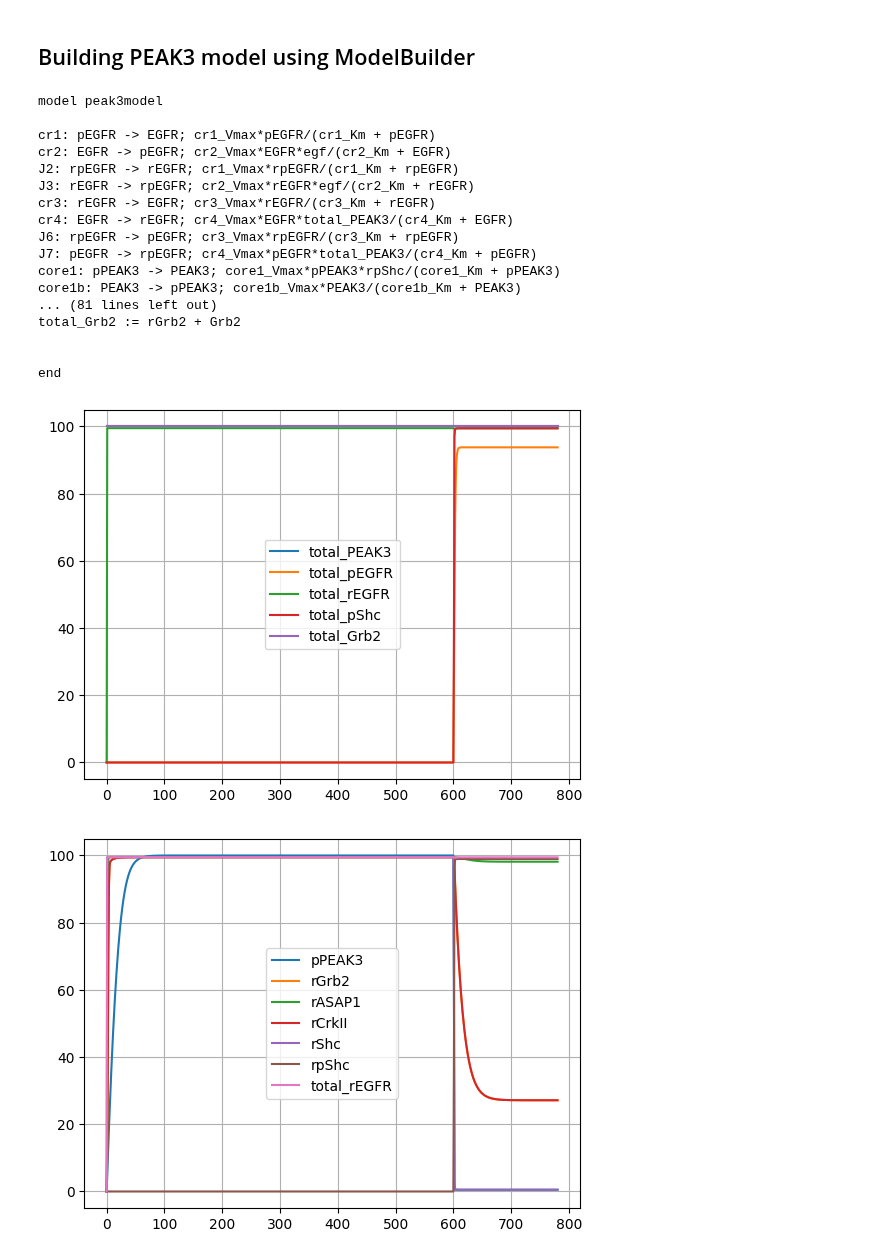
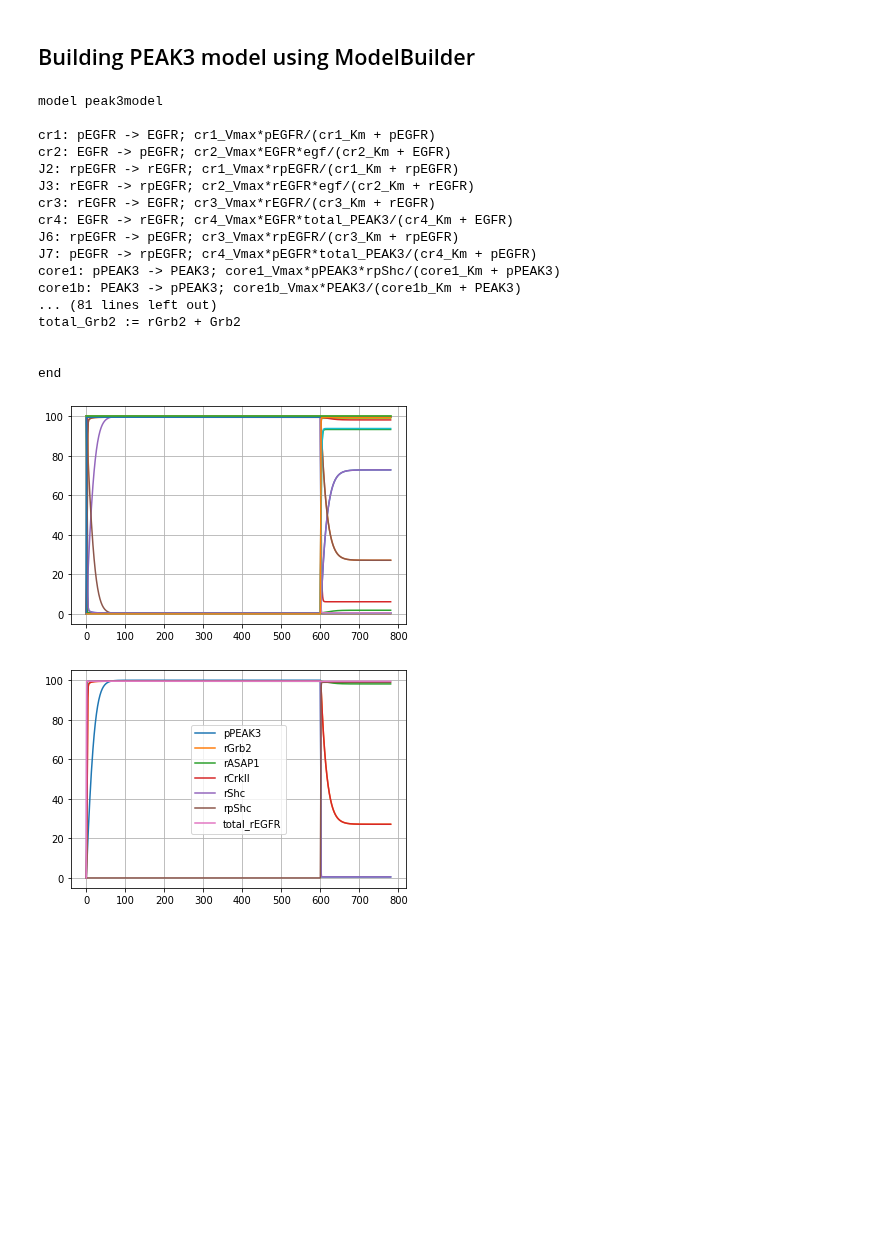
Before and after one commit to AnEvilBurrito/new-peak-project, a Jupyter notebook: src/model_construction.ipynb, the cells around one changed output. Cells and saved outputs as stored; diff of their text form; code cells hidden in the pictures; blank space fills up the shorter version.

Commit message:
successful run peak3 model

```diff
--- a/src/model_construction.ipynb
+++ b/src/model_construction.ipynb
@@ -231,7 +231,7 @@ peak3_model.add_custom_variables('total_pShc', 'total_pShc := rpShc + pShc')
 peak3_model.add_custom_variables('total_Grb2', 'total_Grb2 := rGrb2 + Grb2')
 
 
-init_species = ['EGFR','PEAK3', 'Shc', 'Grb2', 'ASAP1', 'CrkII']
+init_species = ['EGFR','PEAK3', 'Shc', 'Grb2', 'ASAP1', 'CrkII', 'SFK']
 
 for s in init_species:
     peak3_model.add_enforce_state_value(s, 100)
@@ -248,7 +248,7 @@ custom_states = peak3_model.get_custom_variable_keys()
 sim_states = ['time'] + states
 res = rr.simulate(0, 780, 780, selections=sim_states)
 
-states_no_egf = [s for s in custom_states if s != 'egf']
+states_no_egf = [s for s in states if s != 'egf']
 observable_states = ['pPEAK3', 'rGrb2', 'rASAP1', 'rCrkII', 'rShc', 'rpShc', 'total_rEGFR']
 
 peak3_model.save_model_as_pickle('models\\peak3\\peak3_model.pkl')
@@ -256,36 +256,36 @@ peak3_model.save_model_as_pickle('models\\peak3\\peak3_model.pkl')
 for state in states_no_egf:
     plt.plot(res['time'], res[f'{state}'], label=state)
 
-plt.legend()
+# plt.legend()
 plt.grid()
 plt.show()
 
 for state in observable_states:
     plt.plot(res['time'], res[f'{state}'], label=state)
 
 plt.legend()
 plt.grid()
 plt.show()
 # %% [output]
 model peak3model
 
 cr1: pEGFR -> EGFR; cr1_Vmax*pEGFR/(cr1_Km + pEGFR)
 cr2: EGFR -> pEGFR; cr2_Vmax*EGFR*egf/(cr2_Km + EGFR)
 J2: rpEGFR -> rEGFR; cr1_Vmax*rpEGFR/(cr1_Km + rpEGFR)
 J3: rEGFR -> rpEGFR; cr2_Vmax*rEGFR*egf/(cr2_Km + rEGFR)
 cr3: rEGFR -> EGFR; cr3_Vmax*rEGFR/(cr3_Km + rEGFR)
 cr4: EGFR -> rEGFR; cr4_Vmax*EGFR*total_PEAK3/(cr4_Km + EGFR)
 J6: rpEGFR -> pEGFR; cr3_Vmax*rpEGFR/(cr3_Km + rpEGFR)
 J7: pEGFR -> rpEGFR; cr4_Vmax*pEGFR*total_PEAK3/(cr4_Km + pEGFR)
 core1: pPEAK3 -> PEAK3; core1_Vmax*pPEAK3*rpShc/(core1_Km + pPEAK3)
 core1b: PEAK3 -> pPEAK3; core1b_Vmax*PEAK3/(core1b_Km + PEAK3)
 ... (81 lines left out)
 total_Grb2 := rGrb2 + Grb2
 
 
 end
-[figure, old version]
+[figure, new version]
-[figure, old version]
+[figure, new version]
 # %%
 import pickle
 
```
Also changed, not shown: parts of 1 cell of this notebook, 4 other files.
